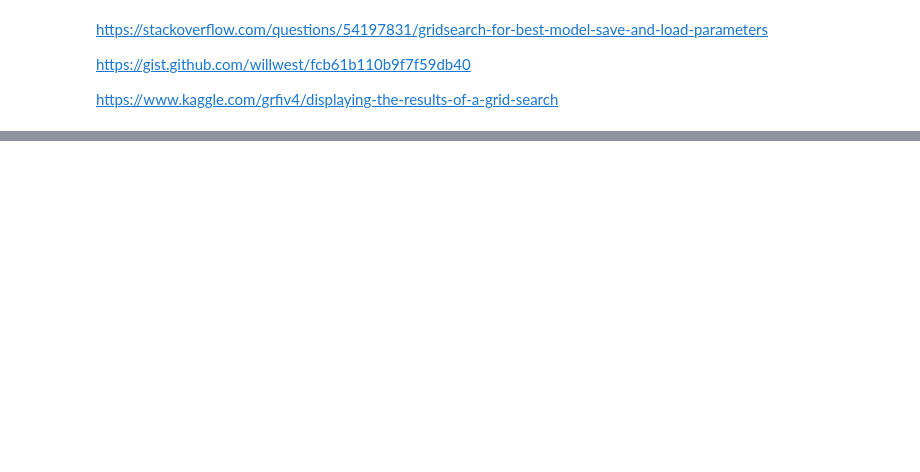
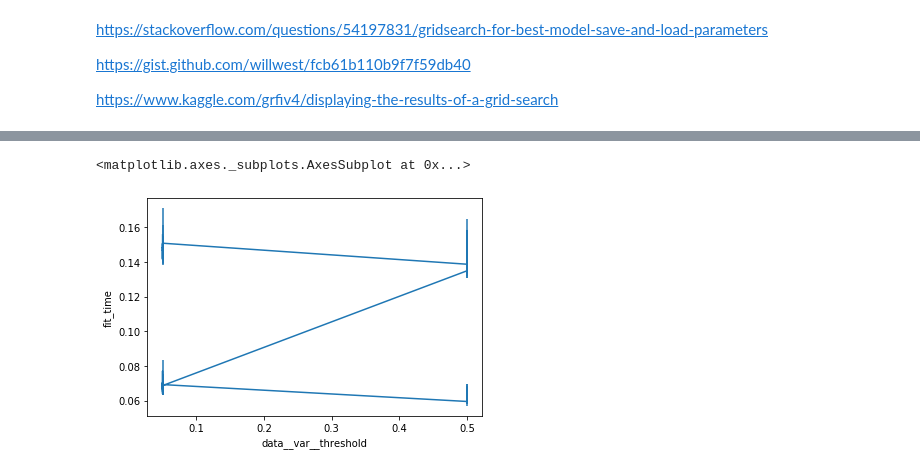
Before and after one commit to lineojcd/aml-2019, a Jupyter notebook: task1/test_pipeline.ipynb, the cells around one changed output, grey strips where cells are left out. Cells and saved outputs as stored; diff of their text form; code cells hidden in the pictures; blank space fills up the shorter version.

```diff
--- a/task1/test_pipeline.ipynb
+++ b/task1/test_pipeline.ipynb
@@ -76,0 +84,5 @@ for i in param_grid.keys():
+# %%
+grid_search_plot(grid_search, 'data__var__threshold', fit_time=True)
+# %% [output]
+<matplotlib.axes._subplots.AxesSubplot at 0x...>
+[figure, added]
```
Also changed, not shown: parts of 8 cells of this notebook, 4 other files.
